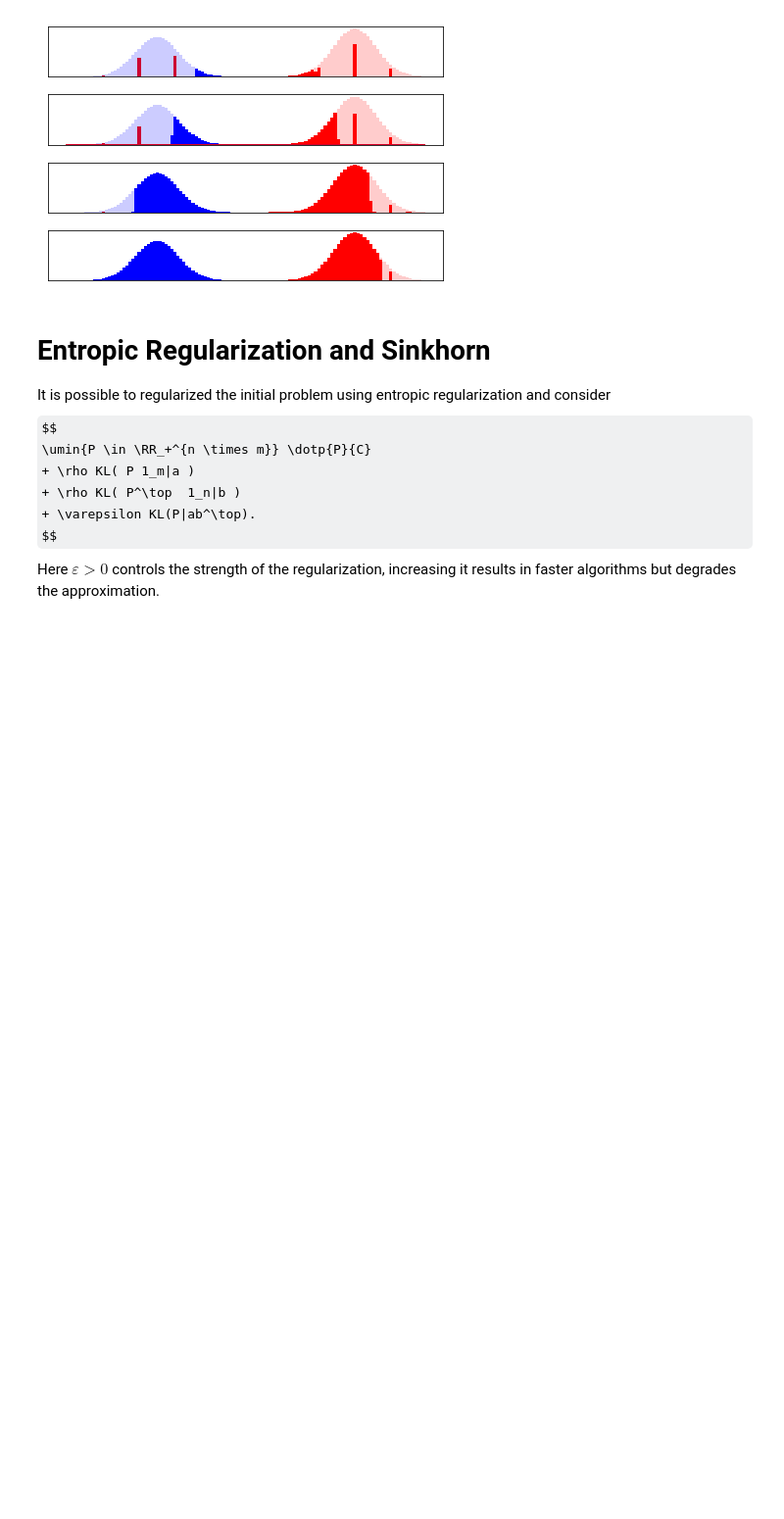
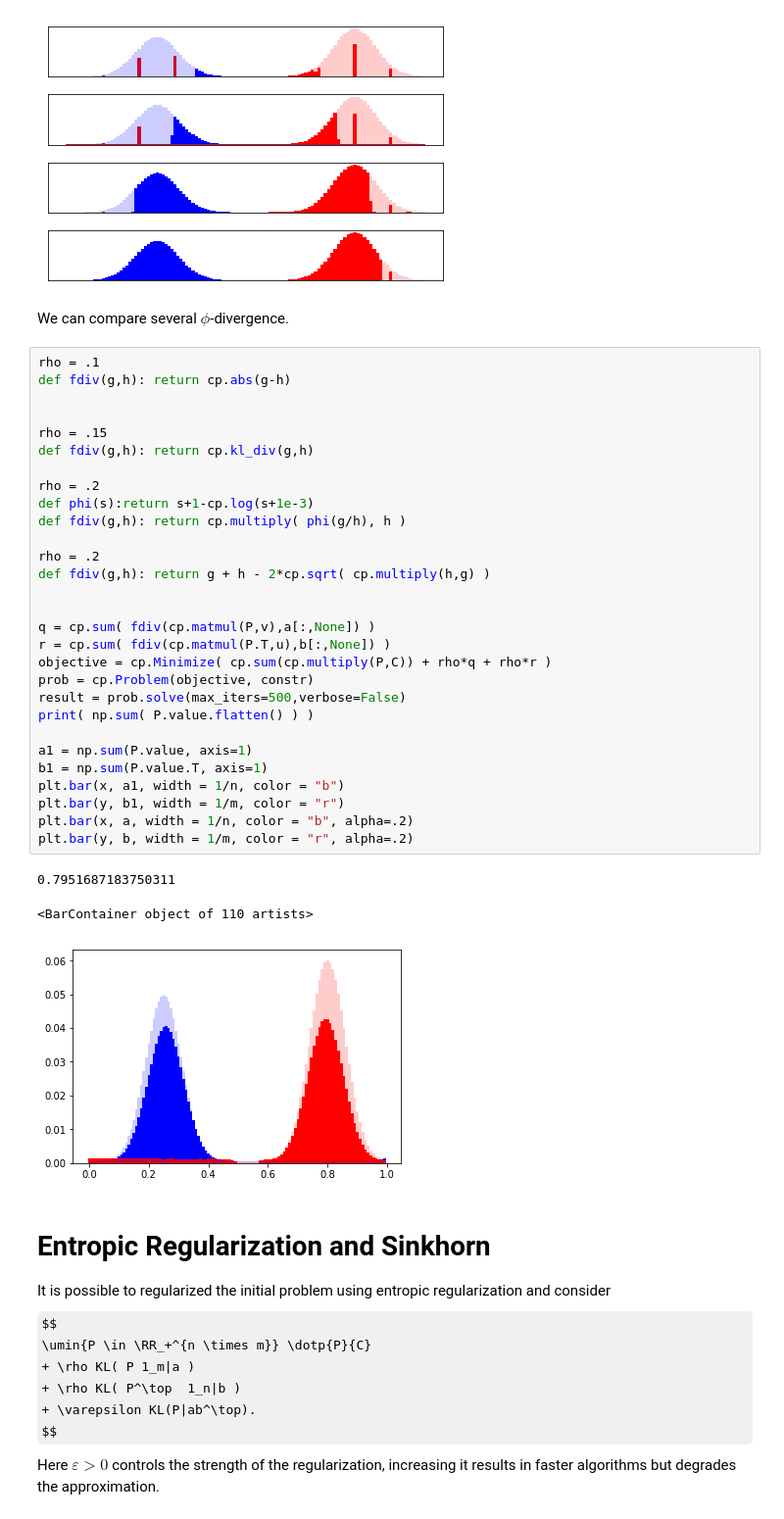
Before and after one commit to gpeyre/numerical-tours, a Jupyter notebook: python/optimaltransp_8_unbalanced.ipynb, the cells around one changed output. Shown at 98% size. Saved outputs shown, nothing was run; the diff lists cells and outputs as text; some formulas as TeX source; blank space fills up the shorter version.

```diff
--- a/python/optimaltransp_8_unbalanced.ipynb
+++ b/python/optimaltransp_8_unbalanced.ipynb
@@ -257,6 +259,41 @@ for k in range(len(rho_list)):
 plt.tight_layout()
 # %% [output]
 [figure]
+# %% [markdown]
+We can compare several $\phi$-divergence.
+# %%
+rho = .1
+def fdiv(g,h): return cp.abs(g-h)
+
+
+rho = .15
+def fdiv(g,h): return cp.kl_div(g,h)
+
+rho = .2
+def phi(s):return s+1-cp.log(s+1e-3)
+def fdiv(g,h): return cp.multiply( phi(g/h), h )
+
+rho = .2
+def fdiv(g,h): return g + h - 2*cp.sqrt( cp.multiply(h,g) )
+
+
+q = cp.sum( fdiv(cp.matmul(P,v),a[:,None]) )
+r = cp.sum( fdiv(cp.matmul(P.T,u),b[:,None]) )
+objective = cp.Minimize( cp.sum(cp.multiply(P,C)) + rho*q + rho*r )
+prob = cp.Problem(objective, constr)
+result = prob.solve(max_iters=500,verbose=False)
+print( np.sum( P.value.flatten() ) )
+
+a1 = np.sum(P.value, axis=1)
+b1 = np.sum(P.value.T, axis=1)
+plt.bar(x, a1, width = 1/n, color = "b")
+plt.bar(y, b1, width = 1/m, color = "r")
+plt.bar(x, a, width = 1/n, color = "b", alpha=.2)
+plt.bar(y, b, width = 1/m, color = "r", alpha=.2)
+# %% [output]
+0.7951687183750311
+<BarContainer object of 110 artists>
+[figure, added]
 # %% [markdown]
 Entropic Regularization and Sinkhorn
 =========
```
Also changed, not shown: parts of 5 cells of this notebook.
